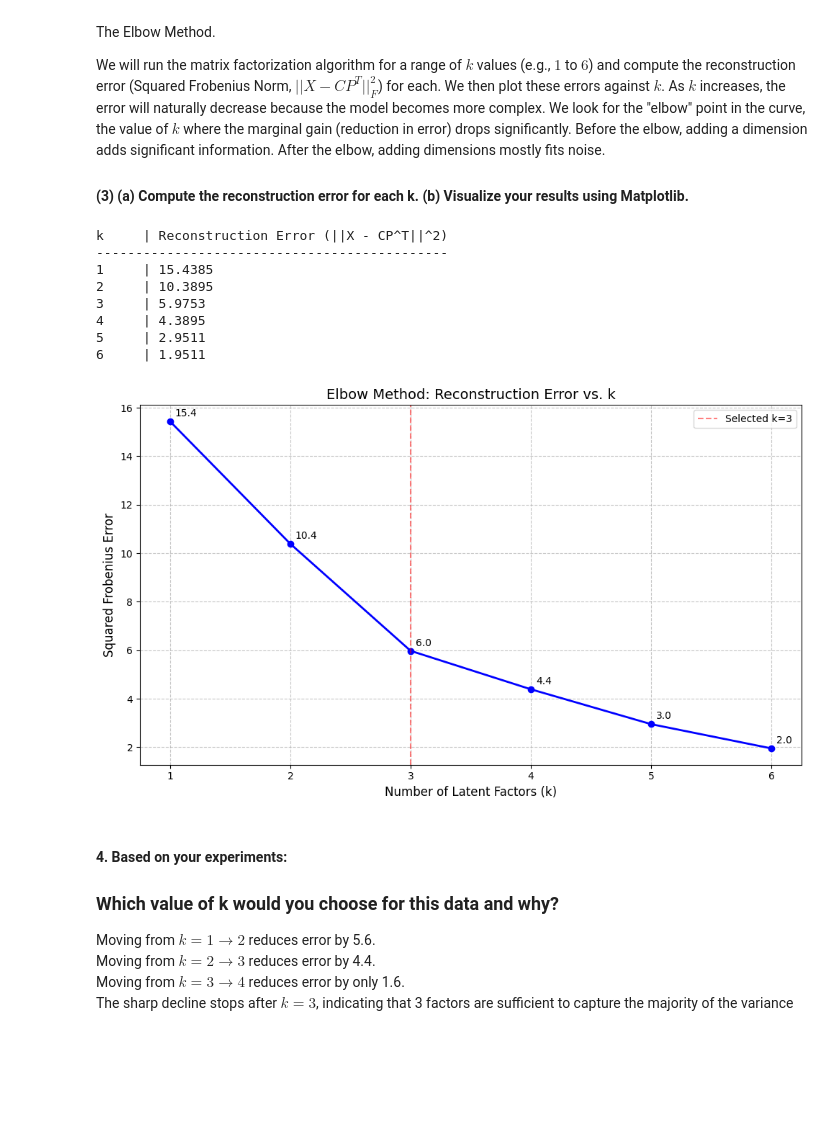
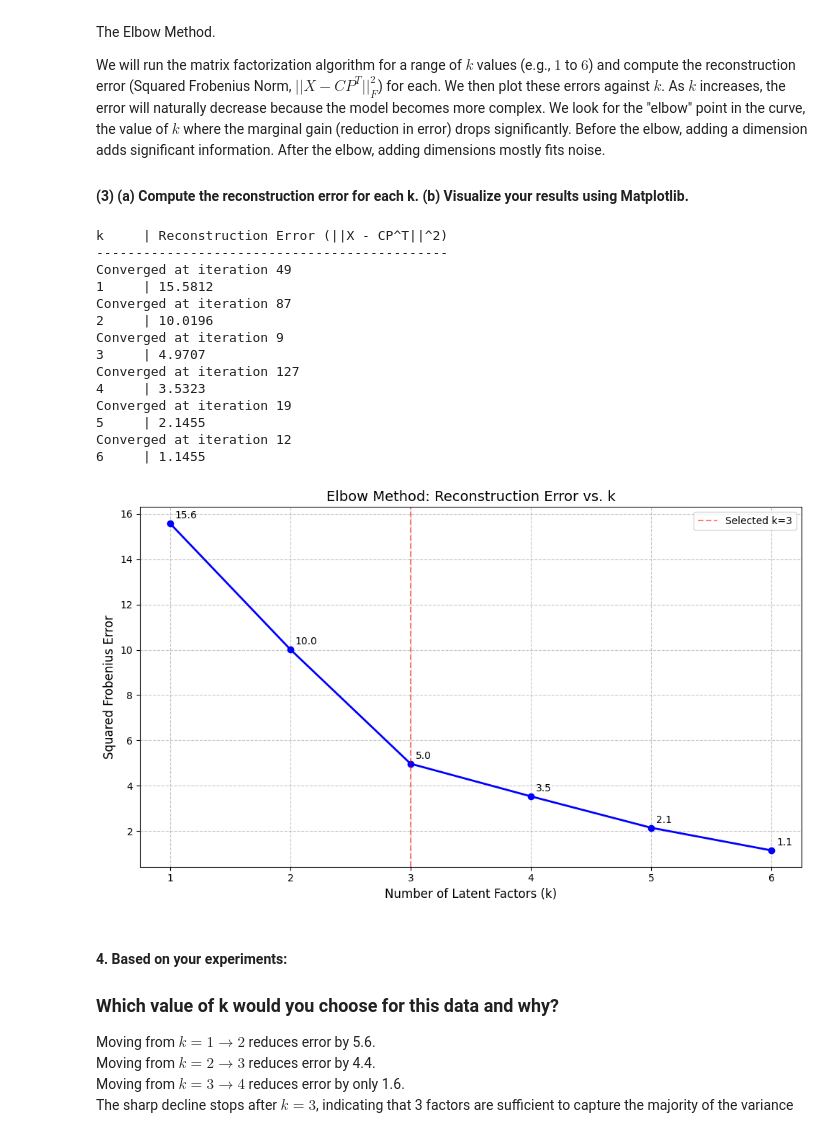
Before and after one commit to Ziad-Aamer/media-mining-data1, a Jupyter notebook: assignment02/MMD1-Assignment-2-Complete-main/tasks.ipynb, the cells around one changed output. Saved outputs shown, nothing was run; the diff lists cells and outputs as text; code cells hidden in the pictures; blank space fills up the shorter version.

```diff
--- a/assignment02/MMD1-Assignment-2-Complete-main/tasks.ipynb
+++ b/assignment02/MMD1-Assignment-2-Complete-main/tasks.ipynb
@@ -565,42 +559,50 @@ final_errors = []
 
 print(f"{'k':<5} | {'Reconstruction Error (||X - CP^T||^2)':<35}")
 print("-" * 45)
 
 for k in k_values:
     C, P, error = rmrmf(X, k)
-    final_errors.append(error)
-    print(f"{k:<5} | {error:.4f}")
+    err = error[-1] if isinstance(error, (list, np.ndarray)) else error
+    final_errors.append(err)
+    print(f"{k:<5} | {err:.4f}")
+
 
 
 plt.figure(figsize=(10, 6))
 plt.plot(k_values, final_errors, marker='o', linestyle='-', linewidth=2, color='b')
 
 # Annotate points
 for k, err in zip(k_values, final_errors):
     plt.annotate(f'{err:.1f}', (k, err), xytext=(5, 5), textcoords='offset points')
 
 plt.title('Elbow Method: Reconstruction Error vs. k', fontsize=14)
 plt.xlabel('Number of Latent Factors (k)', fontsize=12)
 plt.ylabel('Squared Frobenius Error', fontsize=12)
 plt.grid(True, linestyle='--', alpha=0.7)
 plt.xticks(k_values)
 
 # Highlight the "elbow" at k=3
 plt.axvline(x=3, color='r', linestyle='--', alpha=0.5, label='Selected k=3')
 plt.legend()
 
 plt.tight_layout()
 plt.show()
 # %% [output]
 k     | Reconstruction Error (||X - CP^T||^2)
 ---------------------------------------------
-1     | 15.4385
-2     | 10.3895
-3     | 5.9753
-4     | 4.3895
-5     | 2.9511
-6     | 1.9511
+Converged at iteration 49
+1     | 15.5812
+Converged at iteration 87
+2     | 10.0196
+Converged at iteration 9
+3     | 4.9707
+Converged at iteration 127
+4     | 3.5323
+Converged at iteration 19
+5     | 2.1455
+Converged at iteration 12
+6     | 1.1455
-[figure, old version]
+[figure, new version]
 # %% [markdown]
 #### 4. Based on your experiments:
 
```
Also changed, not shown: parts of 11 cells of this notebook, 2 other files.
